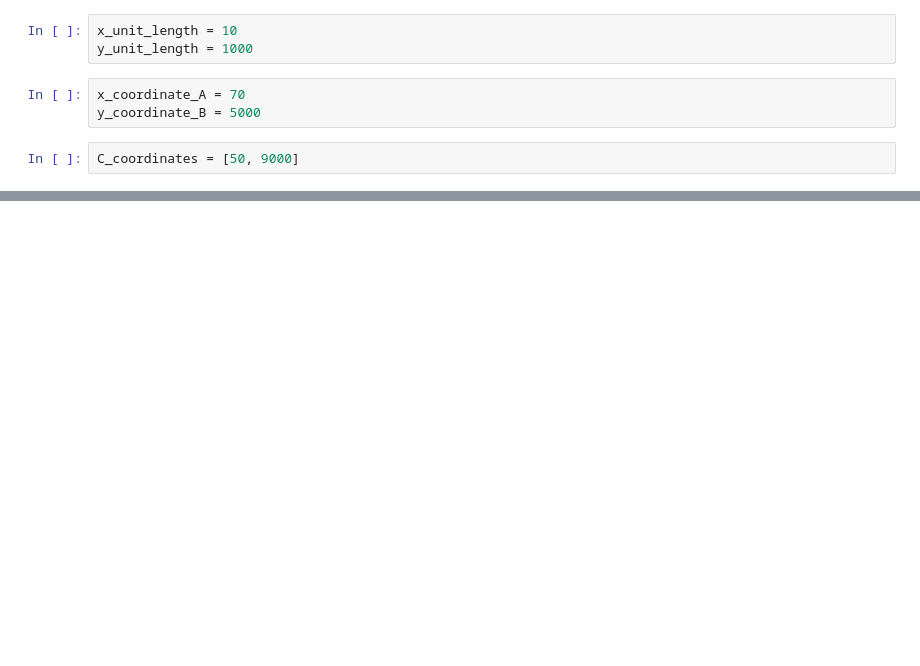
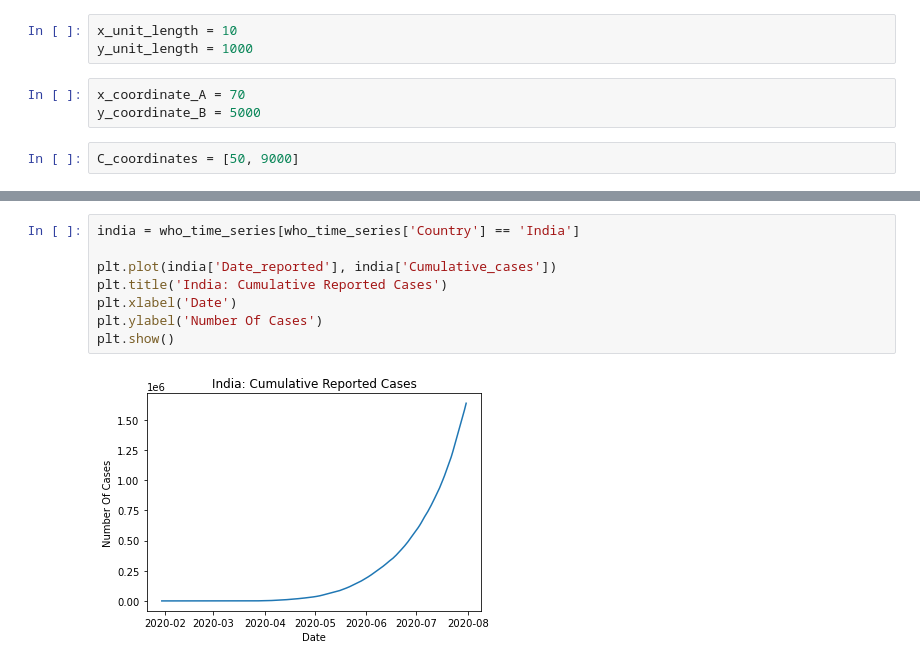
Before and after one commit to rafaeltorrese/data-science-lecture, a Jupyter notebook: 02_data-analysis-viz/02_data_visualization_fundamentals/01_line_graphs_and_time_series/line_graphs_and_time_series.ipynb, the cells around one changed output, grey strips where cells are left out. Drawn from its saved outputs; the diff is of its cells as text; blank space fills up the shorter version.

```diff
--- a/02_data-analysis-viz/02_data_visualization_fundamentals/01_line_graphs_and_time_series/line_graphs_and_time_series.ipynb
+++ b/02_data-analysis-viz/02_data_visualization_fundamentals/01_line_graphs_and_time_series/line_graphs_and_time_series.ipynb
@@ -61,0 +359,10 @@ C_coordinates = [50, 9000]
+# %%
+india = who_time_series[who_time_series['Country'] == 'India']
+
+plt.plot(india['Date_reported'], india['Cumulative_cases'])
+plt.title('India: Cumulative Reported Cases')
+plt.xlabel('Date')
+plt.ylabel('Number Of Cases')
+plt.show()
+# %% [output]
+[figure, added]
```
Also changed, not shown: parts of 39 cells of this notebook, 15 other files.
